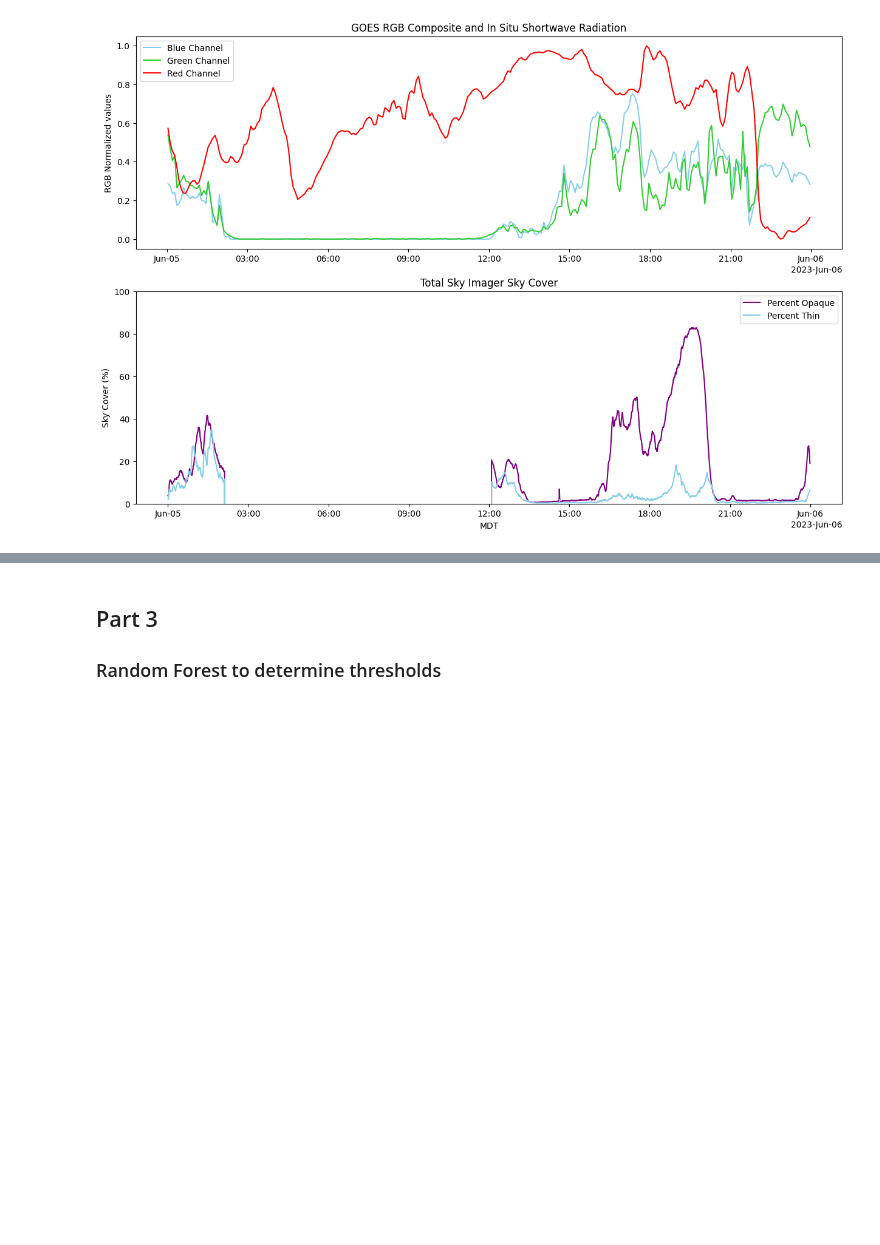
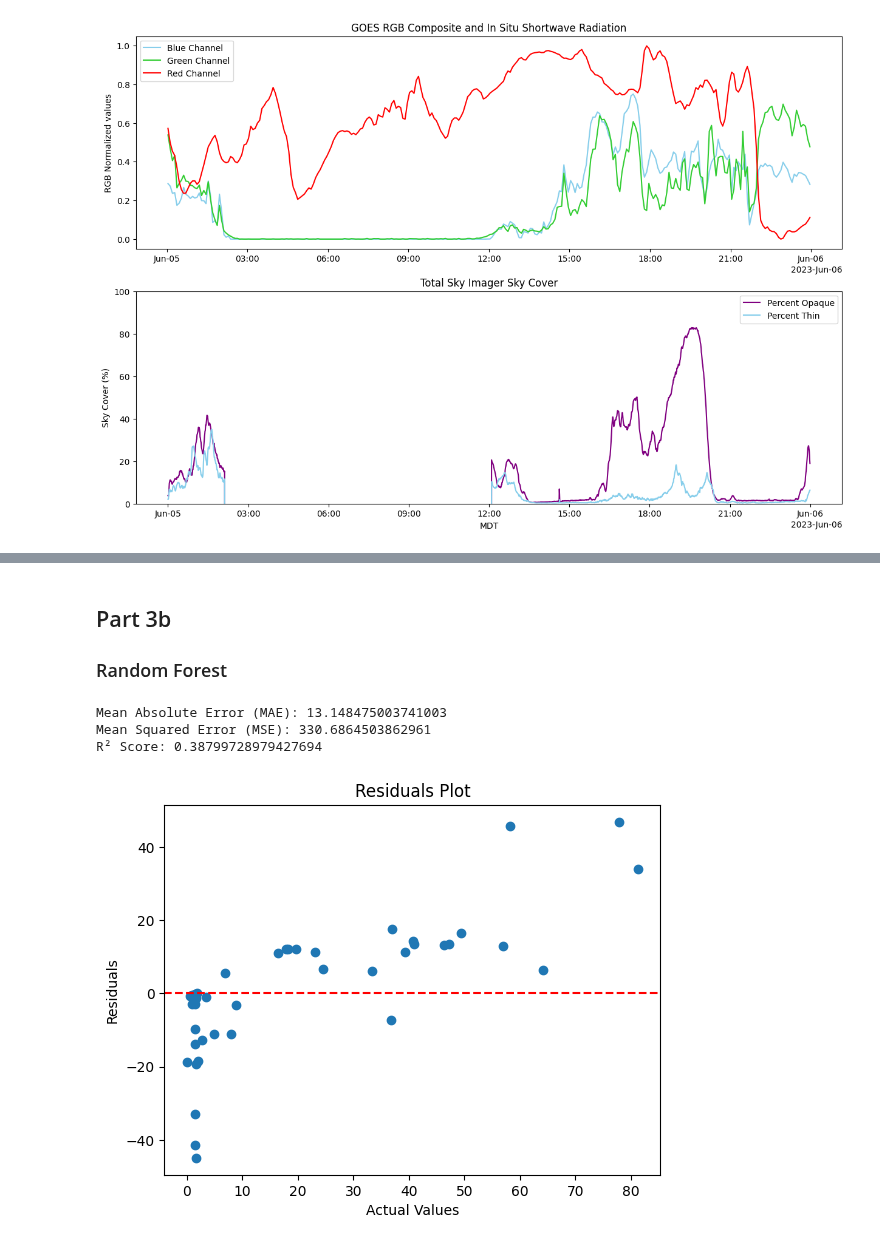
Before and after one commit to clinton-alden/goes_clouds, a Jupyter notebook: processing/04_compare_to_surface_obs.ipynb, the cells around one changed output, grey strips where cells are left out. Saved outputs shown, nothing was run; the diff lists cells and outputs as text; code cells hidden in the pictures; blank space fills up the shorter version.

Commit message:
adding random forest and xgboost models to test

```diff
--- a/processing/04_compare_to_surface_obs.ipynb
+++ b/processing/04_compare_to_surface_obs.ipynb
@@ -151,0 +166,6 @@ ax[1].legend()
+# %%
+filtered_goes = goes_crested_butte_pixel.sel(
+    t=goes_crested_butte_pixel.t.where(
+        goes_crested_butte_pixel.t.dt.hour >= 12, drop=True
+    )
+)
@@ -152,3 +226,3 @@ ax[1].legend()
 # %% [markdown]
-## Part 3
-### Random Forest to determine thresholds
+## Part 3b
+### Random Forest
@@ -158,0 +229,26 @@ from sklearn.metrics import classification_report
+# %%
+from sklearn.ensemble import RandomForestRegressor
+
+# Train a Random Forest model
+rf_regressor = RandomForestRegressor(n_estimators=500, random_state=42)
+rf_regressor.fit(X_train, y_train)
+
+# Evaluate the model
+y_pred = rf_regressor.predict(X_test)
+print("Mean Absolute Error (MAE):", mean_absolute_error(y_test, y_pred))
+print("Mean Squared Error (MSE):", mean_squared_error(y_test, y_pred))
+print("R² Score:", r2_score(y_test, y_pred))
+# %% [output]
+Mean Absolute Error (MAE): 13.148475003741003
+Mean Squared Error (MSE): 330.6864503862961
+R² Score: 0.38799728979427694
+# %%
+residuals = y_test - y_pred
+plt.scatter(y_test, residuals)
+plt.axhline(0, color='red', linestyle='--')
+plt.title("Residuals Plot")
+plt.xlabel("Actual Values")
+plt.ylabel("Residuals")
+plt.show()
+# %% [output]
+[figure, added]
```
Also changed, not shown: parts of 20 cells of this notebook.
